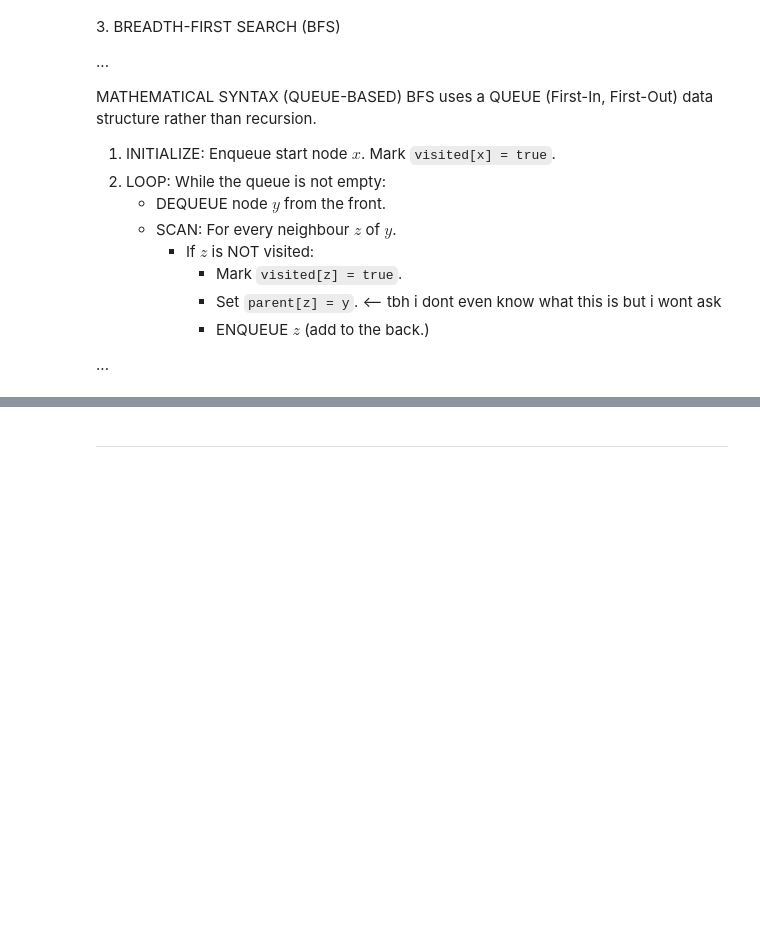
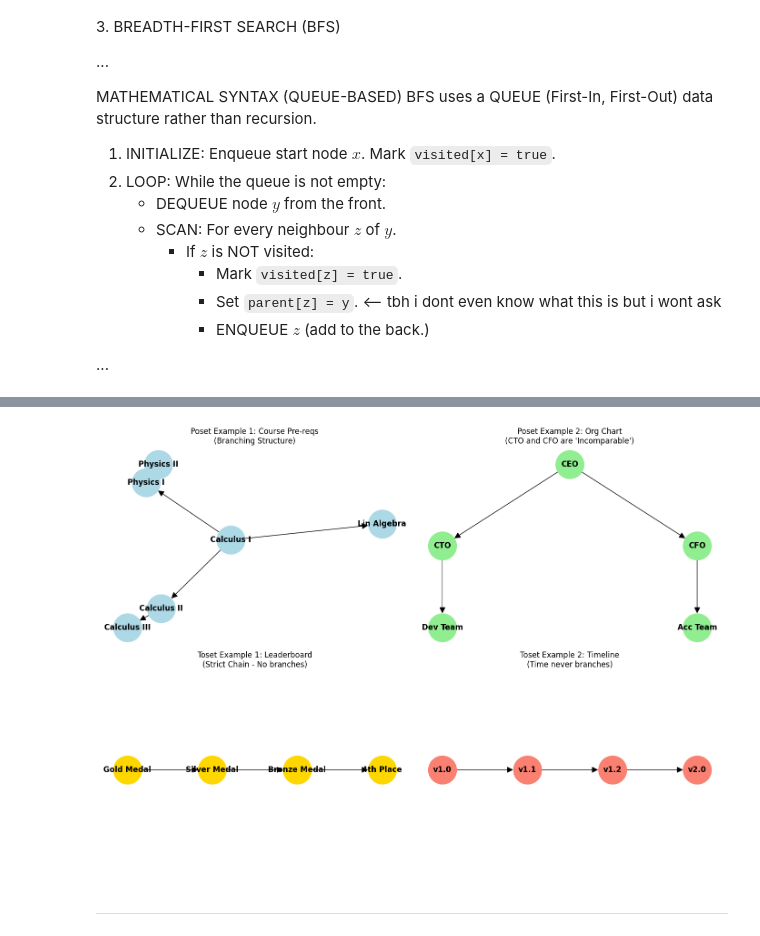
Before and after one commit to Ice-Citron/Project-Liberty, a Jupyter notebook: Copied/40008-Graphs-&-Algorithms/24-Jan.ipynb, the cells around one changed output, grey strips where cells are left out. Cells and saved outputs as stored; diff of their text form; code cells hidden in the pictures; blank space fills up the shorter version.

```diff
--- a/Copied/40008-Graphs-&-Algorithms/24-Jan.ipynb
+++ b/Copied/40008-Graphs-&-Algorithms/24-Jan.ipynb
@@ -274,0 +812,84 @@ BFS uses a QUEUE (First-In, First-Out) data structure rather than recursion.
+# %%
+import networkx as nx
+import matplotlib.pyplot as plt
+
+def visualize_poset_vs_toset():
+    fig, axes = plt.subplots(2, 2, figsize=(14, 10))
+
+    # ==========================================
+    # ROW 1: PARTIAL ORDERS (The "Web")
+    # ==========================================
+
+    # Example A: University Prerequisites
+    # You can take Physics and Linear Algebra in the same semester.
+    # They are "Incomparable" (No order between them).
+    G_course = nx.DiGraph()
+    G_course.add_edges_from([
+        ("Calculus I", "Calculus II"),
+        ("Calculus II", "Calculus III"),
+        ("Calculus I", "Physics I"),  # Branch 1
+        ("Calculus I", "Lin Algebra"), # Branch 2 (Parallel)
+        ("Physics I", "Physics II")
+    ])
+
+    pos_course = nx.spring_layout(G_course, seed=42)
+    nx.draw(G_course, pos_course, ax=axes[0][0], with_labels=True,
+            node_color='lightblue', node_size=2000, arrowsize=20, font_weight='bold')
+    axes[0][0].set_title("Poset Example 1: Course Pre-reqs\n(Branching Structure)")
+
+    # Example B: Corporate Hierarchy
+    # Two Managers might report to the same CEO, but neither bosses the other.
+    G_corp = nx.DiGraph()
+    G_corp.add_edges_from([
+        ("CEO", "CTO"),
+        ("CEO", "CFO"),
+        ("CTO", "Dev Team"),
+        ("CFO", "Acc Team")
+    ])
+
+    # Hierarchical layout manually
+    pos_corp = {
+        "CEO": (0.5, 1),
+        "CTO": (0, 0.5), "CFO": (1, 0.5),
+        "Dev Team": (0, 0), "Acc Team": (1, 0)
+    }
+    nx.draw(G_corp, pos_corp, ax=axes[0][1], with_labels=True,
+            node_color='lightgreen', node_size=2000, arrowsize=20, font_weight='bold')
+    axes[0][1].set_title("Poset Example 2: Org Chart\n(CTO and CFO are 'Incomparable')")
+
+
+    # ==========================================
+    # ROW 2: TOTAL ORDERS (The "Line")
+    # ==========================================
+
+    # Example C: A Race Leaderboard
+    # There is no ambiguity. 1st is strictly faster than 2nd.
+    G_race = nx.DiGraph()
+    race_order = ["Gold Medal", "Silver Medal", "Bronze Medal", "4th Place"]
+    nx.add_path(G_race, race_order)
+
+    # Straight line layout
+    pos_race = {node: (i, 0) for i, node in enumerate(race_order)}
+
+    nx.draw(G_race, pos_race, ax=axes[1][0], with_labels=True,
+            node_color='gold', node_size=2000, arrowsize=20, font_weight='bold')
+    axes[1][0].set_title("Toset Example 1: Leaderboard\n(Strict Chain - No branches)")
+
+    # Example D: Version Control History (Linear)
+    # A simple git log without branches.
+    G_ver = nx.DiGraph()
+    versions = ["v1.0", "v1.1", "v1.2", "v2.0"]
+    nx.add_path(G_ver, versions)
+
+    pos_ver = {node: (i, 0) for i, node in enumerate(versions)}
+
+    nx.draw(G_ver, pos_ver, ax=axes[1][1], with_labels=True,
+            node_color='salmon', node_size=2000, arrowsize=20, font_weight='bold')
+    axes[1][1].set_title("Toset Example 2: Timeline\n(Time never branches)")
+
+    plt.tight_layout()
+    plt.show()
+
+visualize_poset_vs_toset()
+# %% [output]
+[figure, added]
```
Also changed, not shown: parts of 11 cells of this notebook.
